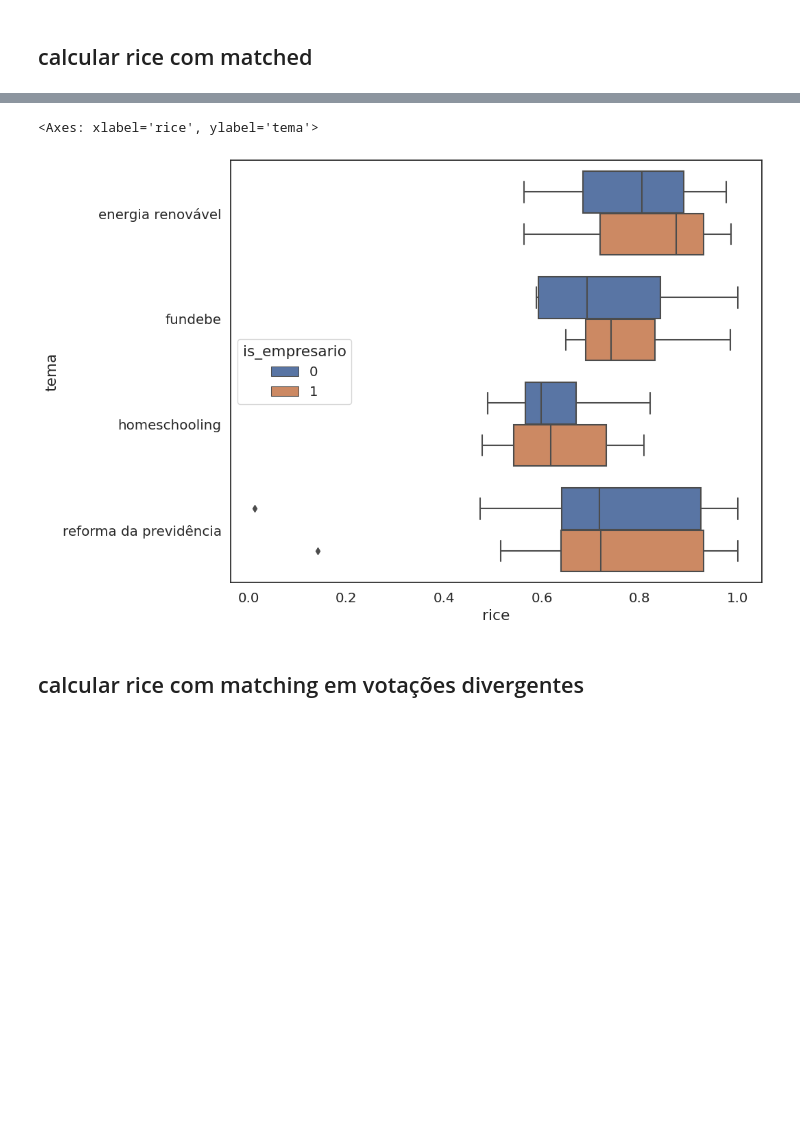
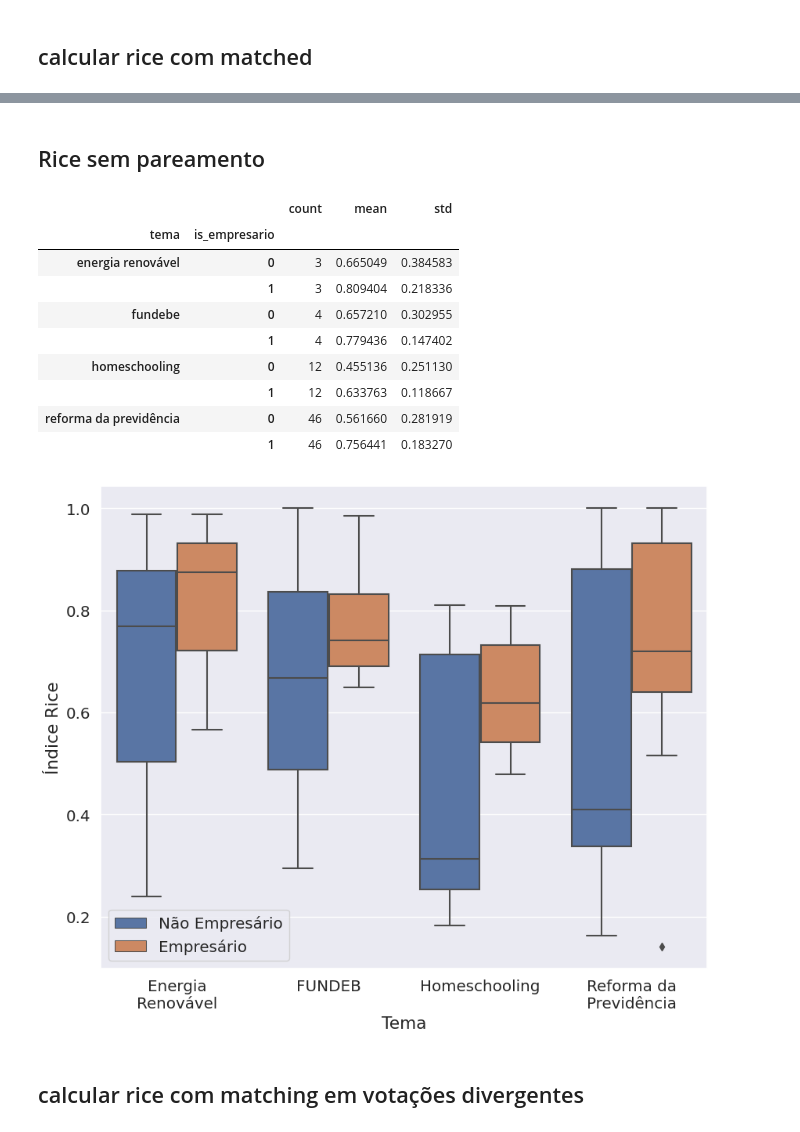
Before and after one commit to AcacioTelechi/artigo-empresarios, a Jupyter notebook: analyze_data_v3.ipynb, the cells around one changed output, grey strips where cells are left out. Saved outputs shown, nothing was run; the diff lists cells and outputs as text; code cells hidden in the pictures; blank space fills up the shorter version.

```diff
--- a/analyze_data_v3.ipynb
+++ b/analyze_data_v3.ipynb
@@ -74,4 +76,6 @@ for idx in projs.index:
     df_orientacoes = pd.concat([df_orientacoes, df_tema])
 
 df_votos["id_parl"] = [str(id_autor) for id_autor in df_votos["id_parl"]]
+df_votos = df_votos.drop_duplicates(["id_parl", "id_votacao"])
+
 df_autores["id_autor"] = [str(id_autor) for id_autor in df_autores["id_autor"]]
@@ -276,8 +269,29 @@ display(df_rice_g)
-# %%
-sns.boxplot(data=df_rice, x="rice", y="tema", hue="is_empresario")
-# %% [output]
-<Axes: xlabel='rice', ylabel='tema'>
-[figure, removed]
+# %% [markdown]
+## Rice sem pareamento
+# %%
+# calcular rice
+df_rice_sem= (
+    df_final.join(pd.get_dummies(df_final["voto_trat"]))
+    .groupby(["tema", "id_votacao", "is_empresario"])
+    .agg(({-1: "sum", 1: "sum"}))
+    .reset_index()
+)
+df_rice_sem["rice"] = abs(df_rice_sem[1] - df_rice_sem[-1]) / (df_rice_sem[1] + df_rice_sem[-1])
+df_rice_sem_g = df_rice_sem.groupby(["tema", "is_empresario"])["rice"].agg(["count", "mean", "std"])
+display(df_rice_sem_g)
+plotar(df_rice_sem)
+# %% [output]
+|  |  | count | mean | std |
+| tema | is_empresario |  |  |  |
+| energia renovável | 0 | 3 | 0.665049 | 0.384583 |
+|  | 1 | 3 | 0.809404 | 0.218336 |
+| fundebe | 0 | 4 | 0.657210 | 0.302955 |
+|  | 1 | 4 | 0.779436 | 0.147402 |
+| homeschooling | 0 | 12 | 0.455136 | 0.251130 |
+|  | 1 | 12 | 0.633763 | 0.118667 |
+| reforma da previdência | 0 | 46 | 0.561660 | 0.281919 |
+|  | 1 | 46 | 0.756441 | 0.183270 |
+[figure, added]
 # %% [markdown]
 ## calcular rice com matching em votações divergentes
 # %%
```
Also changed, not shown: parts of 13 cells of this notebook.
